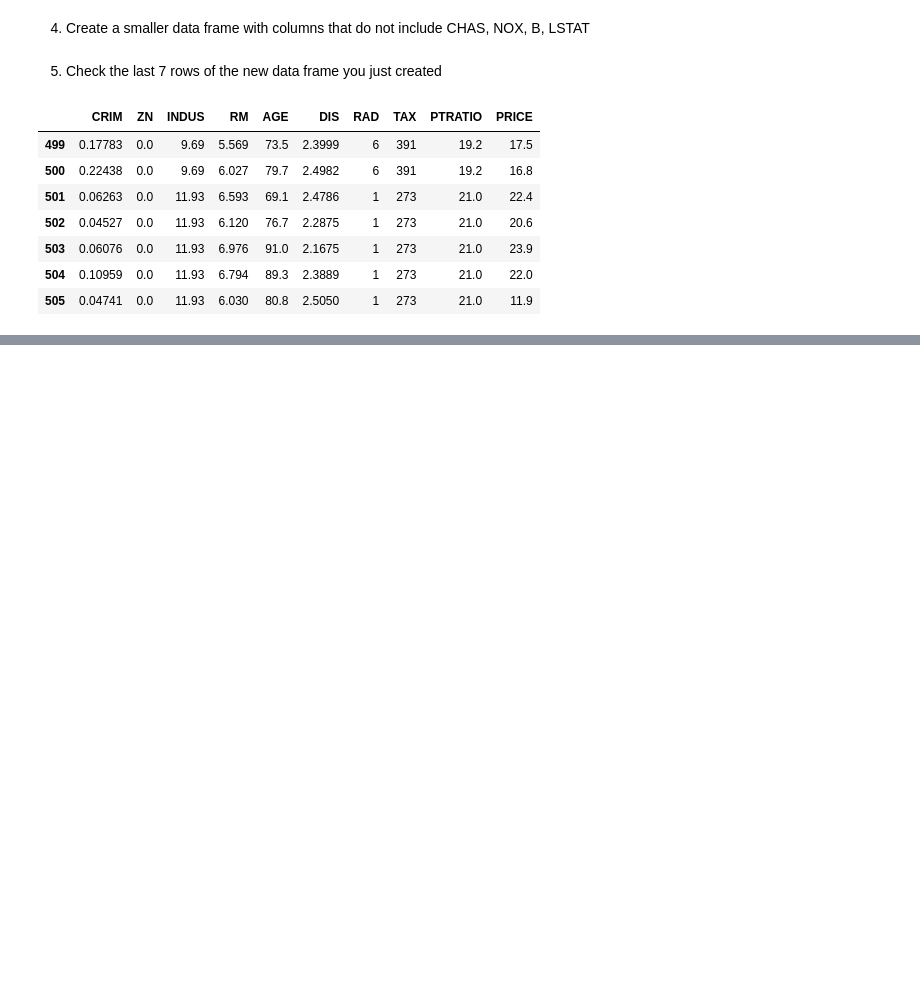
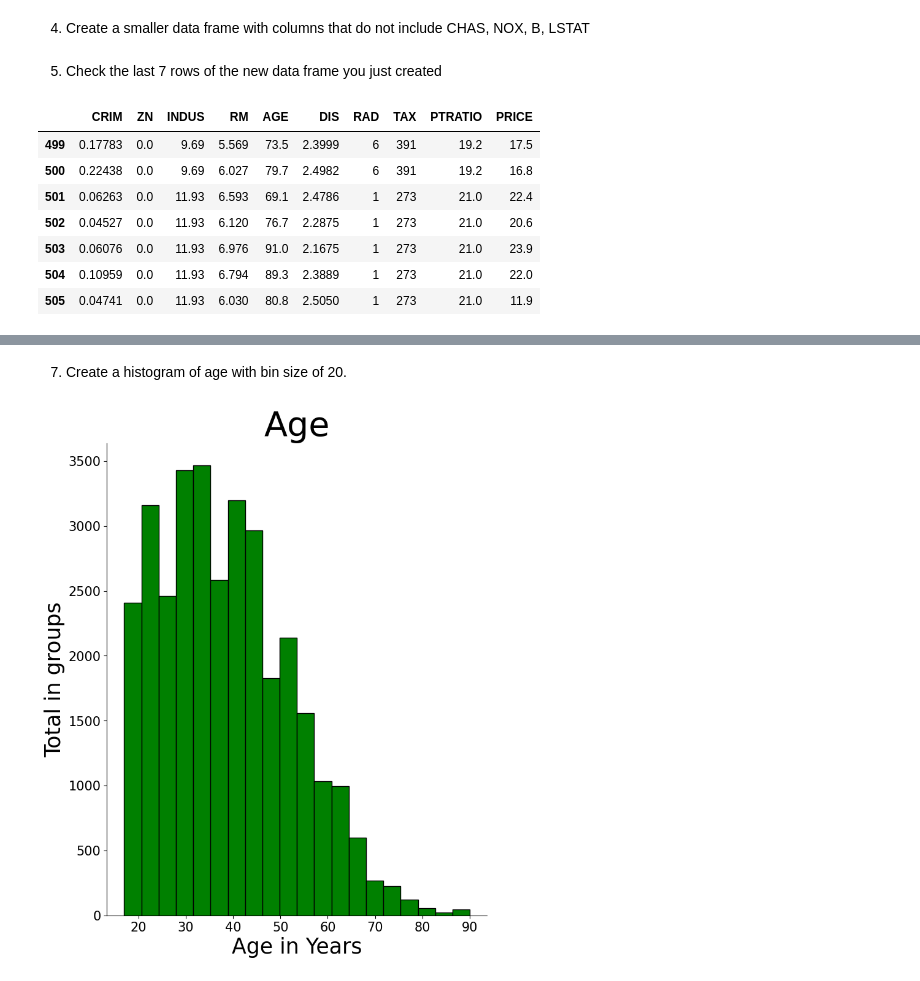
Before and after one commit to MWPerrineJr/data-prep, a Jupyter notebook: Weel 3-4 Assignment.ipynb, the cells around one changed output, grey strips where cells are left out. Cells and saved outputs as stored; diff of their text form; code cells hidden in the pictures; blank space fills up the shorter version.

```diff
--- a/Weel 3-4 Assignment.ipynb
+++ b/Weel 3-4 Assignment.ipynb
@@ -59,0 +97,9 @@ data_1.tail(7)
+# %%
+# This code reads the text file and produces a list of items
+new_text = []
+with open(r"C:\Users\mchlp\OneDrive\Documents\Data Preperation\The-Data-Wrangling-Workshop\Chapter04\datasets\adult_income_names.txt", "r") as text:
+    for line in text:
+        text.readline()
+        var=line.split(":")[0]
+        new_text.append(var)
+new_text
@@ -59,0 +122,3 @@ data_1.tail(7)
+# %%
+# This code adds an additional column named income
+new_text.append('Income')
@@ -59,0 +132,3 @@ data_1.tail(7)
+# %%
+# This code reads in the data set with the new column income
+inc_data = pd.read_csv(r"C:\Users\mchlp\OneDrive\Documents\Data Preperation\The-Data-Wrangling-Workshop\Chapter04\datasets\adult_income_data.csv", names=new_text)
@@ -59,0 +208,3 @@ data_1.tail(7)
+# %%
+# This code creates a subset of the inc_data data frame consisting of age, education, and occupation
+inc_data_1 = inc_data[["age", "education", "occupation"]]
@@ -59,0 +221,15 @@ data_1.tail(7)
+# %% [markdown]
+7. Create a histogram of age with bin size of 20.
+# %%
+# This code creates a histogram of the age column
+plt.figure(figsize= (8,10))
+plt.hist(inc_data_1["age"], bins=20, color="green", edgecolor= "black")
+plt.title("Age", fontsize= 40)
+plt.xlabel("Age in Years", fontsize = 25)
+plt.ylabel("Total in groups", fontsize = 25)
+plt.xticks(fontsize = 15)
+plt.yticks(fontsize = 15)
+sns.despine()
+plt.show()
+# %% [output]
+[figure, added]
```
Also changed, not shown: parts of 33 cells of this notebook.
